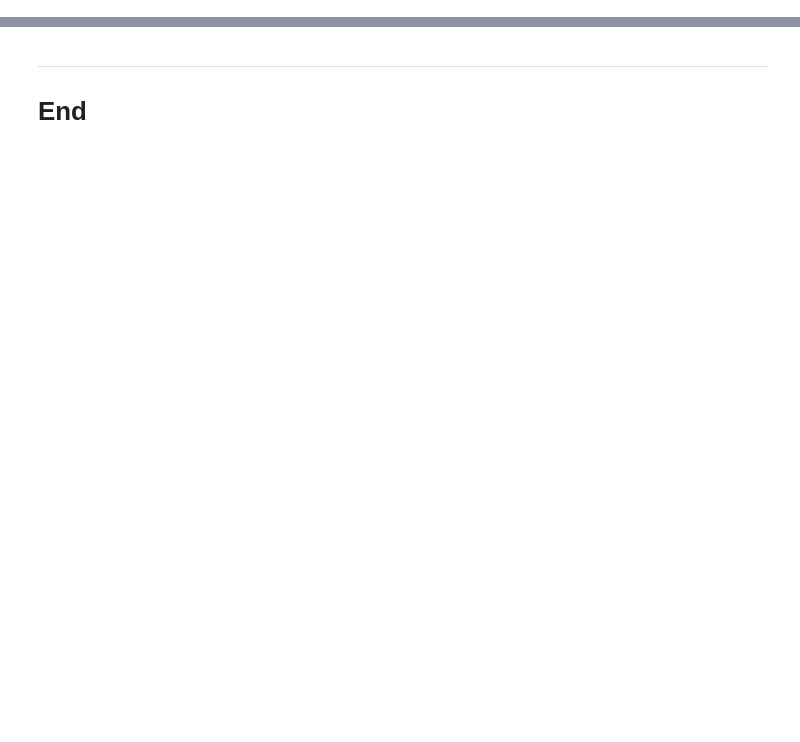
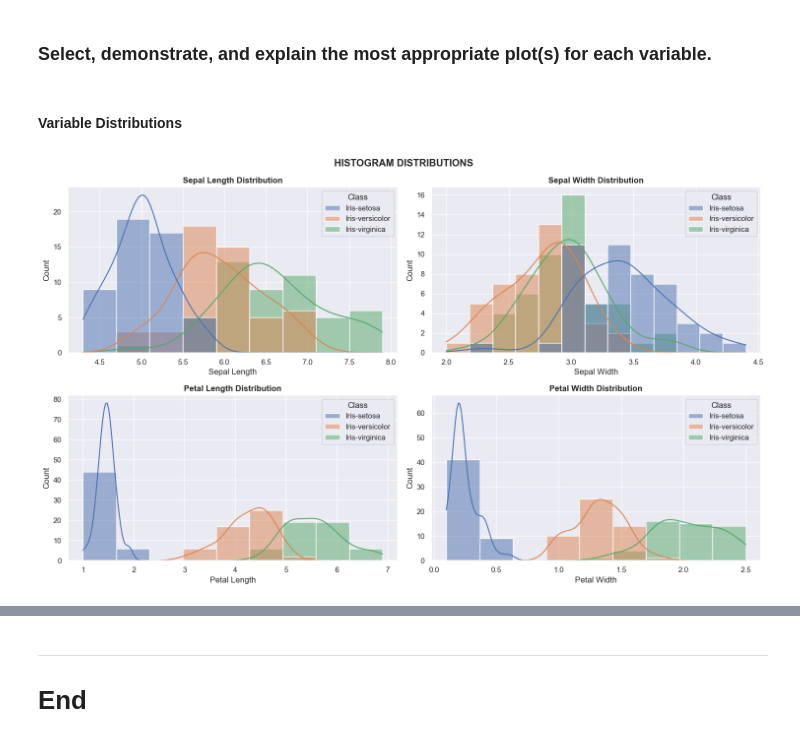
Before and after one commit to damienfarrell/fund-data, a Jupyter notebook: project.ipynb, the cells around one changed output, grey strips where cells are left out. Cells and saved outputs as stored; diff of their text form; code cells hidden in the pictures; blank space fills up the shorter version.

```diff
--- a/project.ipynb
+++ b/project.ipynb
@@ -45,3 +45,5 @@ column_headers = [
 ]
 
 df = pd.read_csv(url_name, header=None, names=column_headers)
+
+df["Class"] = df["Class"].astype("category")
@@ -47,0 +134,27 @@ df = pd.read_csv(url_name, header=None, names=column_headers)
+# %% [markdown]
+### **Select, demonstrate, and explain the most appropriate plot(s) for each variable.**
+# %% [markdown]
+#### **Variable Distributions**
+# %%
+figure, axes = plt.subplots(2, 2, figsize=(15, 9))
+figure.suptitle("HISTOGRAM DISTRIBUTIONS", fontweight="bold")
+
+sns.histplot(x=df["Sepal_Length"], kde=True, ax=axes[0, 0], hue=df["Class"])
+axes[0, 0].set_title("Sepal Length Distribution", fontweight="bold")
+axes[0, 0].set_xlabel("Sepal Length")
+
+sns.histplot(x=df["Sepal_Width"], kde=True, ax=axes[0, 1], hue=df["Class"])
+axes[0, 1].set_title("Sepal Width Distribution", fontweight="bold")
+axes[0, 1].set_xlabel("Sepal Width")
+
+sns.histplot(x=df["Petal_Length"], kde=True, ax=axes[1, 0], hue=df["Class"])
+axes[1, 0].set_title("Petal Length Distribution", fontweight="bold")
+axes[1, 0].set_xlabel("Petal Length")
+
+sns.histplot(x=df["Petal_Width"], kde=True, ax=axes[1, 1], hue=df["Class"])
+axes[1, 1].set_title("Petal Width Distribution", fontweight="bold")
+axes[1, 1].set_xlabel("Petal Width")
+
+plt.tight_layout()
+# %% [output]
+[figure, added]
```
Also changed, not shown: parts of 25 cells of this notebook, 1 other file.
